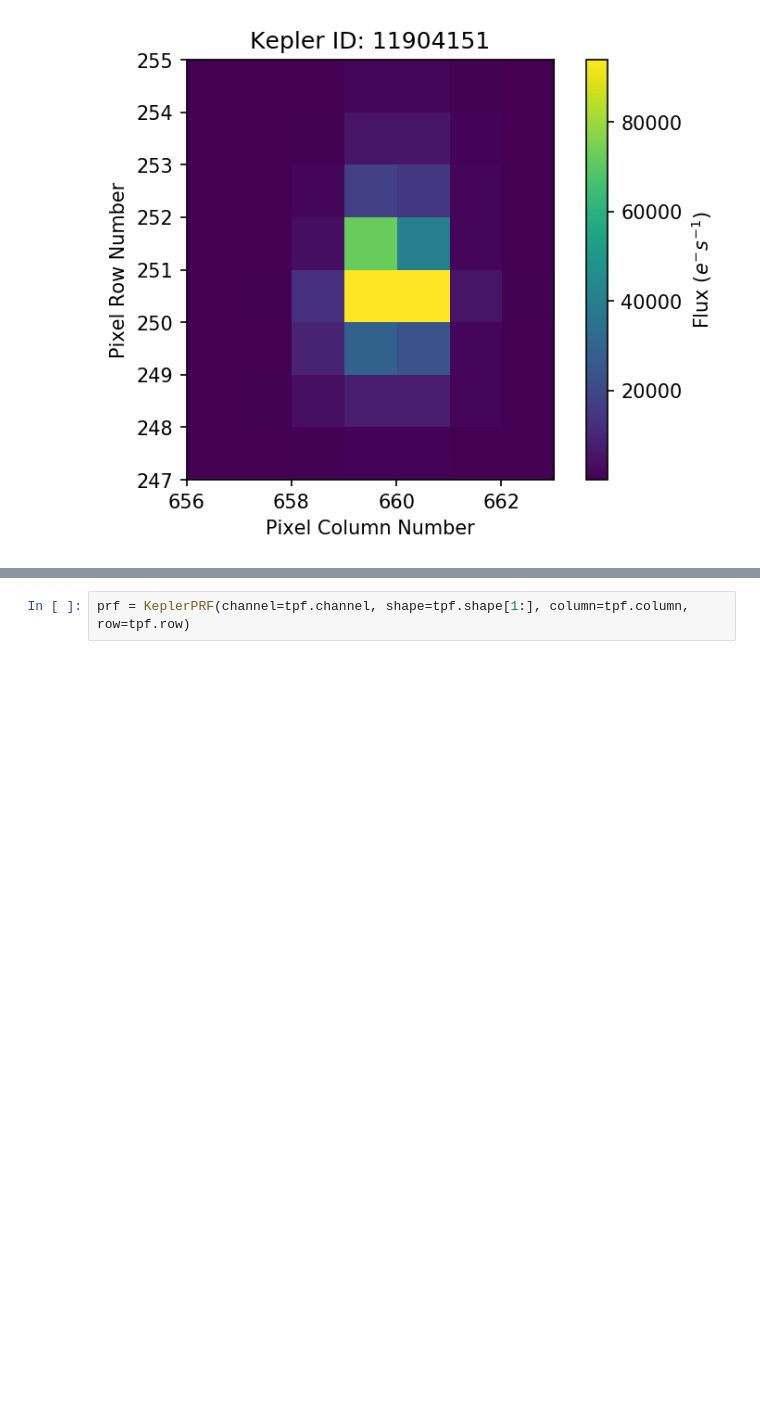
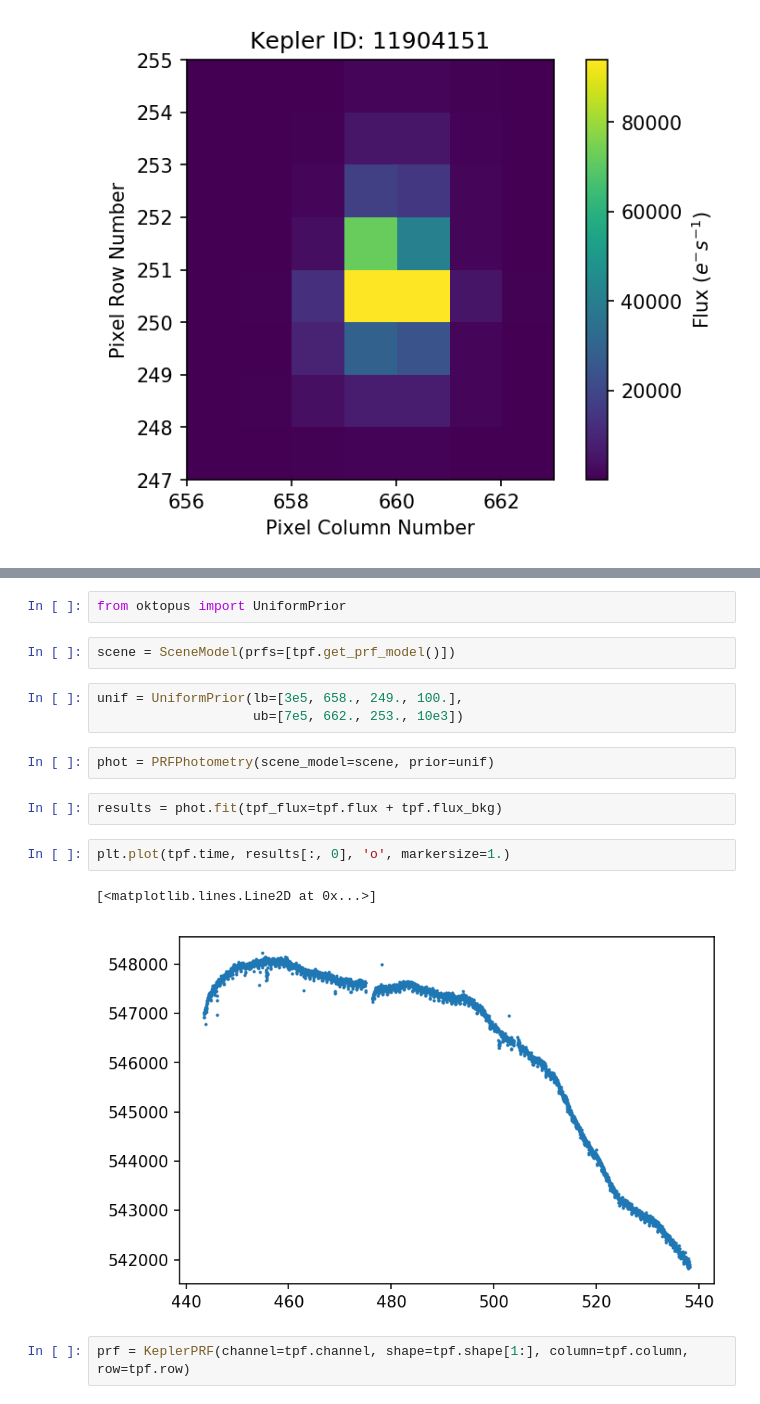
Before and after one commit to mirca/vaneska, a Jupyter notebook: interp_grad_demo.ipynb, the cells around one changed output, grey strips where cells are left out. Cells and saved outputs as stored; diff of their text form; blank space fills up the shorter version.

```diff
--- a/interp_grad_demo.ipynb
+++ b/interp_grad_demo.ipynb
@@ -29,3 +31,19 @@ tpf.plot()
+# %%
+from oktopus import UniformPrior
+# %%
+scene = SceneModel(prfs=[tpf.get_prf_model()])
+# %%
+unif = UniformPrior(lb=[3e5, 658., 249., 100.],
+                    ub=[7e5, 662., 253., 10e3])
+# %%
+phot = PRFPhotometry(scene_model=scene, prior=unif)
+# %%
+results = phot.fit(tpf_flux=tpf.flux + tpf.flux_bkg)
+# %%
+plt.plot(tpf.time, results[:, 0], 'o', markersize=1.)
+# %% [output]
+[<matplotlib.lines.Line2D at 0x...>]
+[figure, added]
 # %%
 prf = KeplerPRF(channel=tpf.channel, shape=tpf.shape[1:], column=tpf.column, row=tpf.row)
 # %%
```
Also changed, not shown: parts of 10 cells of this notebook.
